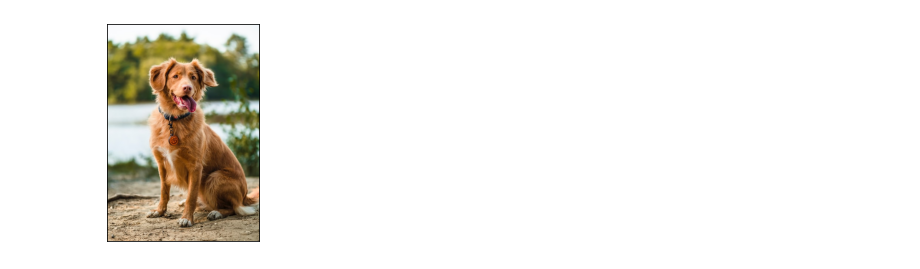
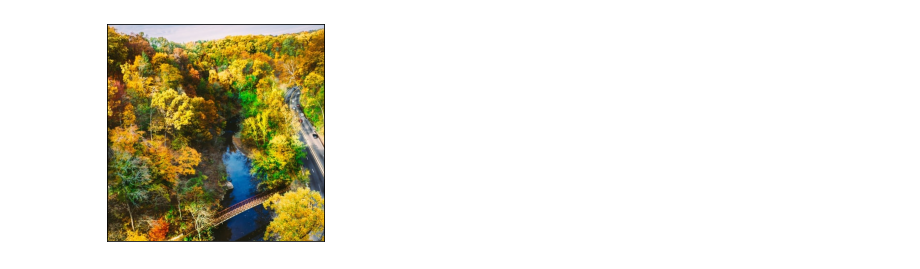
Before and after one commit to arjungandhi/plotter, a Jupyter notebook: code/image_fuddling.ipynb, the cells around one changed output. Drawn from its saved outputs; the diff is of its cells as text; code cells hidden in the pictures.

```diff
--- a/code/image_fuddling.ipynb
+++ b/code/image_fuddling.ipynb
@@ -10,10 +10,16 @@ from colormath.color_objects import sRGBColor, LabColor
 from colormath.color_diff import delta_e_cie2000
 from colormath.color_conversions import convert_color
 import nest_asyncio
+from multiprocessing import cpu_count ,Pool, sharedctypes
+import itertools
+import tqdm
+
+init_size = plt.rcParams["figure.figsize"]
 # %%
-def imshow(*args):
+def imshow(*args, scale =1 ):
     rgb_imgs = [cv2.cvtColor(img,cv2.COLOR_BGR2RGB) for img in args]
     complete_img = np.hstack(tuple(rgb_imgs))
+    plt.rcParams["figure.figsize"] = [scale * i for i in init_size ]
     plt.imshow(complete_img)
     plt.xticks([]), plt.yticks([])  # Hides the graph ticks and x / y axis
     plt.show()
@@ -37,13 +43,13 @@ def hex_to_rgb(value):
     return tuple(int(value[i:i + lv // 3], 16) for i in range(0, lv, lv // 3))
 # %%
 # pulls a random image from unspalsh by changing size and theme can change what image is pulled
-size = '420x600'
-theme = "dog"
+size = '420x420'
+theme = 'colorful'
 url=f'https://source.unsplash.com/{size}/?{theme}'
 resp = requests.get(url, stream=True).raw
 img = np.asarray(bytearray(resp.read()), dtype="uint8")
 img = cv2.imdecode(img, cv2.IMREAD_COLOR)
 
 imshow(img)
 # %% [output]
-[figure, old version]
+[figure, new version]
```
Also changed, not shown: parts of 6 cells of this notebook, 2 other files.
